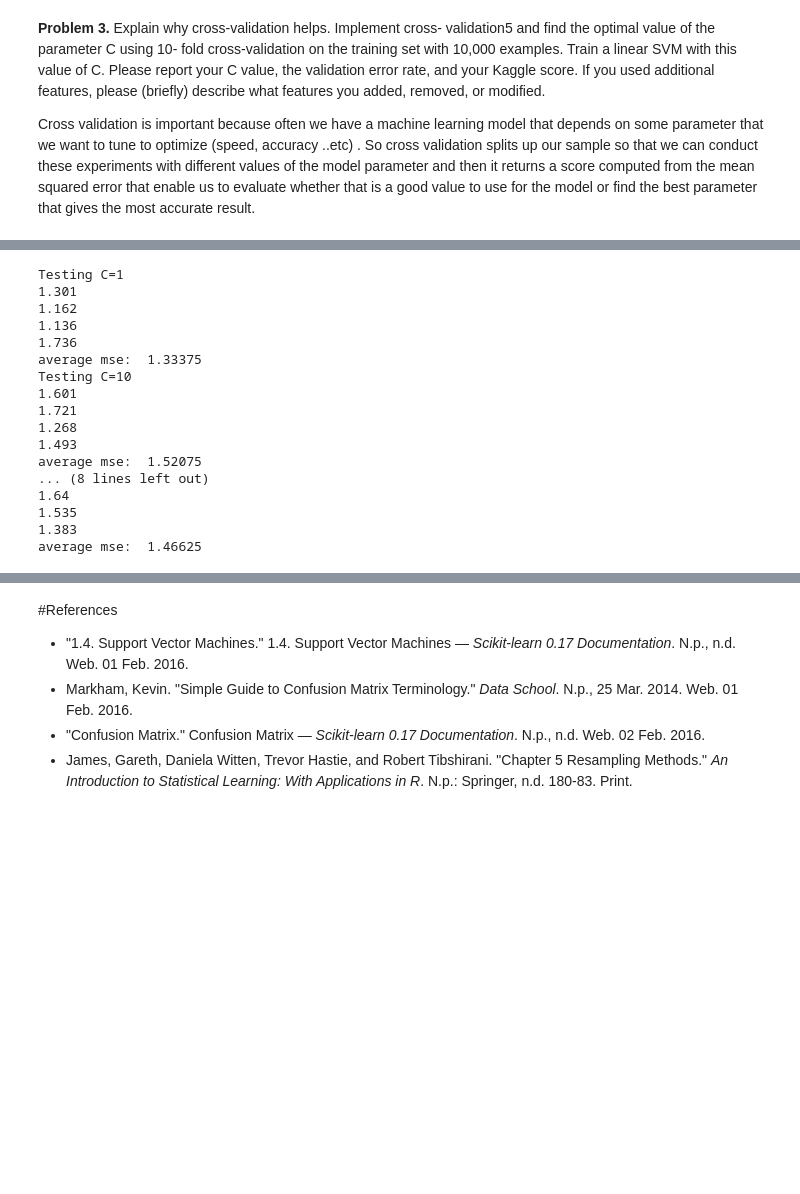
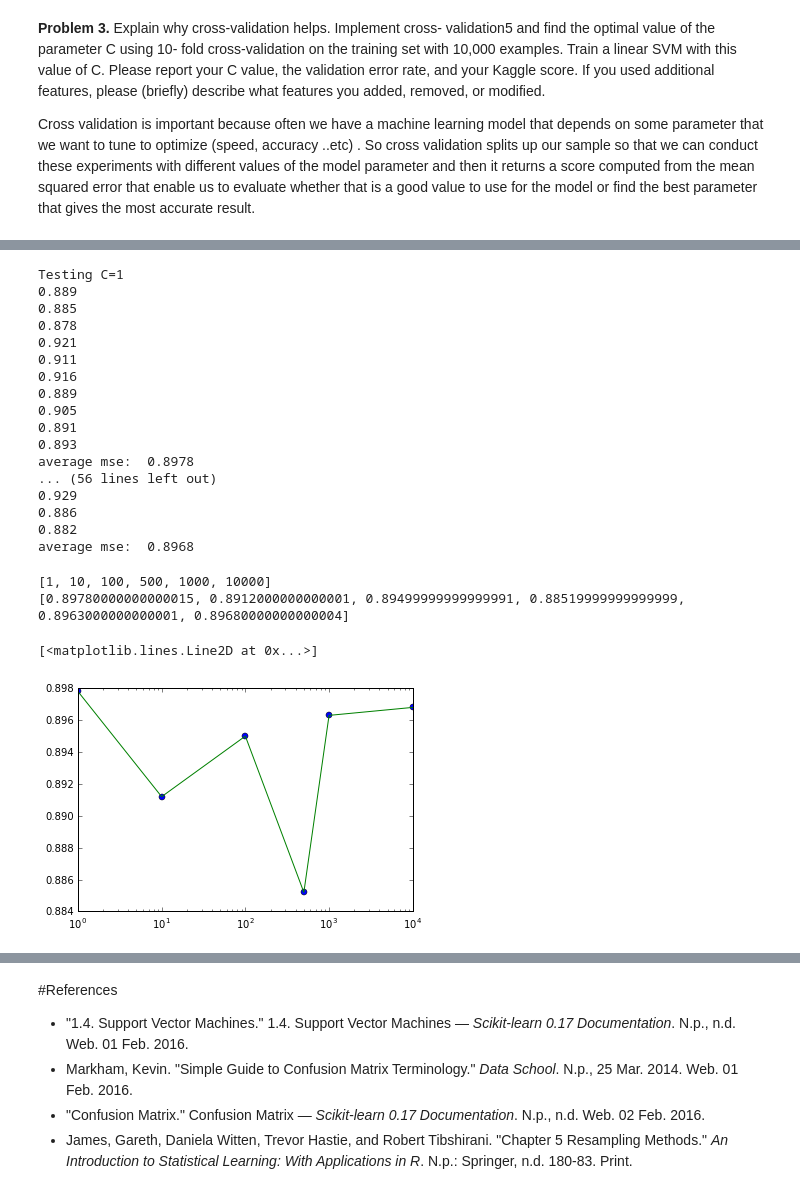
Before and after one commit to stevenchua/cs189, a Jupyter notebook: hw1/HW1Digits.ipynb, the cells around one changed output, grey strips where cells are left out. Drawn from its saved outputs; the diff is of its cells as text; code cells hidden in the pictures; blank space fills up the shorter version.

```diff
--- a/hw1/HW1Digits.ipynb
+++ b/hw1/HW1Digits.ipynb
@@ -385,11 +391,11 @@ if (DEBUG): print shape(mega_labels_subset)
 # %%
 import sklearn.metrics
 mse_lst_for_diff_C = []
-C_list = [1,10,100,1000]
+C_list = [1,10,100,500,1000,10000]
 for c in C_list:
     print "Testing C={}".format(c)
     mse_err_lst=[]
-    for k_th_set in np.arange(k)+1:
+    for k_th_set in np.arange(k):
         #selecting the kth element for verification set
         verify_data = mega_train_subset[k_th_set]
         verify_labels = mega_labels_subset[k_th_set]
@@ -405,26 +411,39 @@ for c in C_list:
         clf = svm.LinearSVC(C=c)
         clf.fit(train_data,train_labels)
         result = clf.predict(verify_data)
-        mse= sklearn.metrics.mean_squared_error(verify_labels, result)
+#         mse= sklearn.metrics.mean_squared_error(verify_labels, result)
+        mse = 1-(benchmark(verify_labels, result)[0])
         print mse
         mse_err_lst.append(mse)
     print "average mse: ", mean(mse_err_lst)
     mse_lst_for_diff_C.append(mean(mse_err_lst))
 # %% [output]
 Testing C=1
-1.301
-1.162
-1.136
-1.736
-average mse:  1.33375
-Testing C=10
-1.601
-1.721
-1.268
-1.493
-average mse:  1.52075
-... (8 lines left out)
-1.64
-1.535
-1.383
-average mse:  1.46625
+0.889
+0.885
+0.878
+0.921
+0.911
+0.916
+0.889
+0.905
+0.891
+0.893
+average mse:  0.8978
+... (56 lines left out)
+0.929
+0.886
+0.882
+average mse:  0.8968
+# %%
+print C_list
+print mse_lst_for_diff_C
+# %% [output]
+[1, 10, 100, 500, 1000, 10000]
+[0.89780000000000015, 0.8912000000000001, 0.89499999999999991, 0.88519999999999999, 0.8963000000000001, 0.89680000000000004]
+# %%
+plt.semilogx(C_list,mse_lst_for_diff_C,'o')
+plt.semilogx(C_list,mse_lst_for_diff_C,'-')
+# %% [output]
+[<matplotlib.lines.Line2D at 0x...>]
+[figure, added]
```
Also changed, not shown: parts of 12 cells of this notebook.
